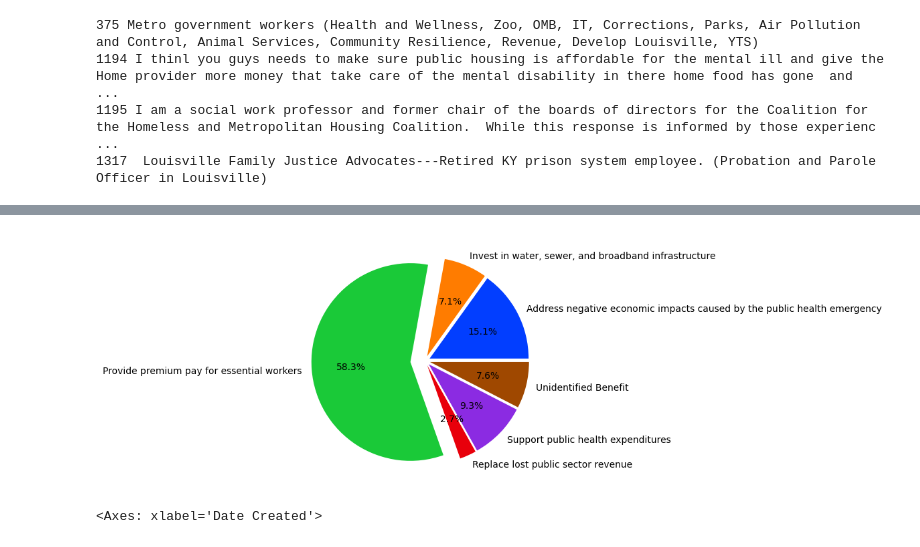
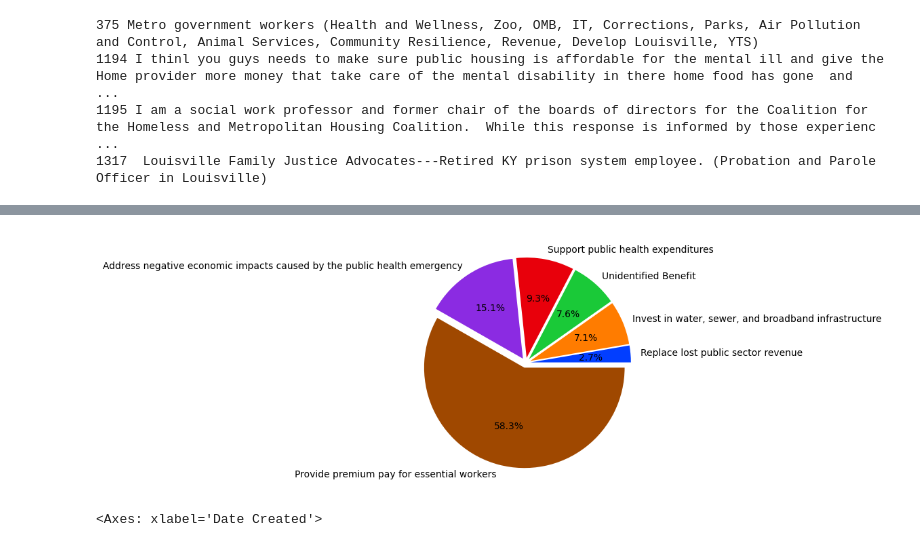
Before and after one commit to matt-harvey-data/American_Recovery_Plan_Code_You, a Jupyter notebook: ARP_Data_Mini_Project.ipynb, the cells around one changed output, grey strips where cells are left out. Saved outputs shown, nothing was run; the diff lists cells and outputs as text; code cells hidden in the pictures.

```diff
--- a/ARP_Data_Mini_Project.ipynb
+++ b/ARP_Data_Mini_Project.ipynb
@@ -448,14 +448,14 @@ for i in df[(df['Organization'].str.contains('Fire')) | (df['Organization'] == '
 # %%
 # Answer the What!
 
 # Define pie chart to show what the ARP funding is being allocated for
-ax = df.groupby('Social Benefit')['Entry Id'].count().plot(kind='pie', autopct='%1.1f%%', explode=[0.05, 0.05, 0.15, 0.05, 0.05, 0.05],
+ax = df.groupby('Social Benefit')['Entry Id'].count().sort_values().plot(kind='pie', autopct='%1.1f%%', explode=[0.05, 0.05, 0.05, 0.05, 0.05, 0.05],
                                                            colors = sns.color_palette('bright'))
 ax.yaxis.set_visible(False)
 colors = sns.color_palette('dark')
 plt.show()
 # %% [output]
-[figure, old version]
+[figure, new version]
 # %%
 # Answer the When!
 
```
Also changed, not shown: parts of 4 cells of this notebook.
